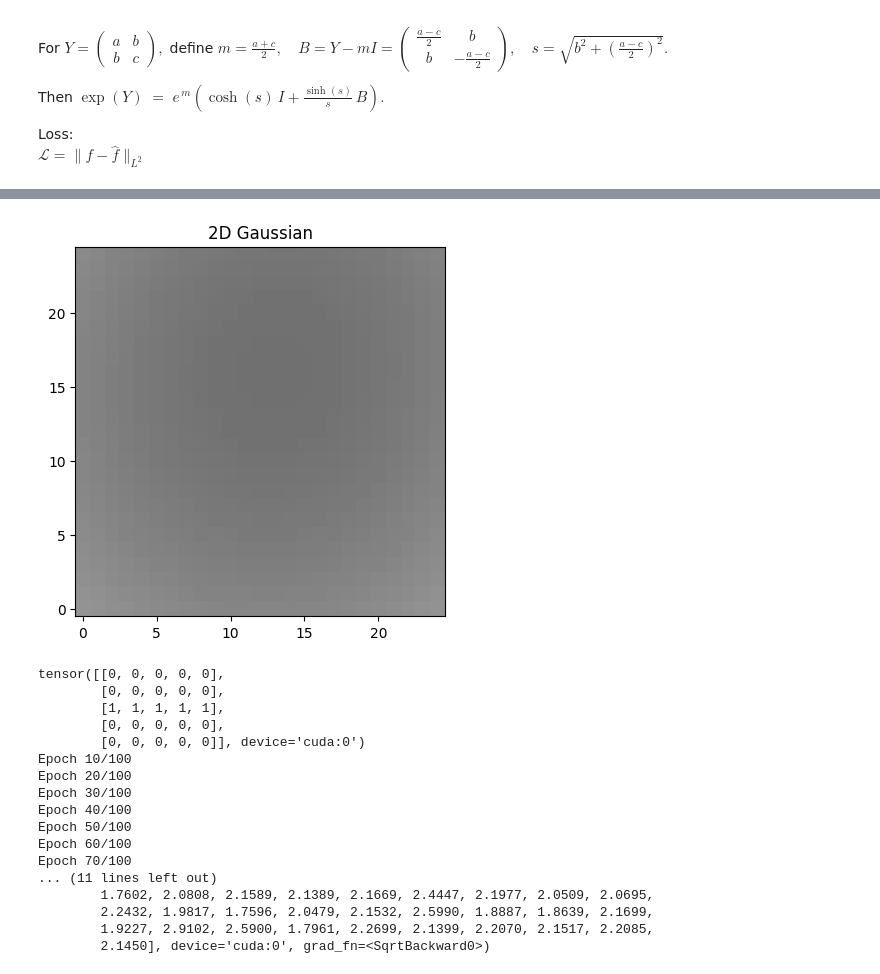
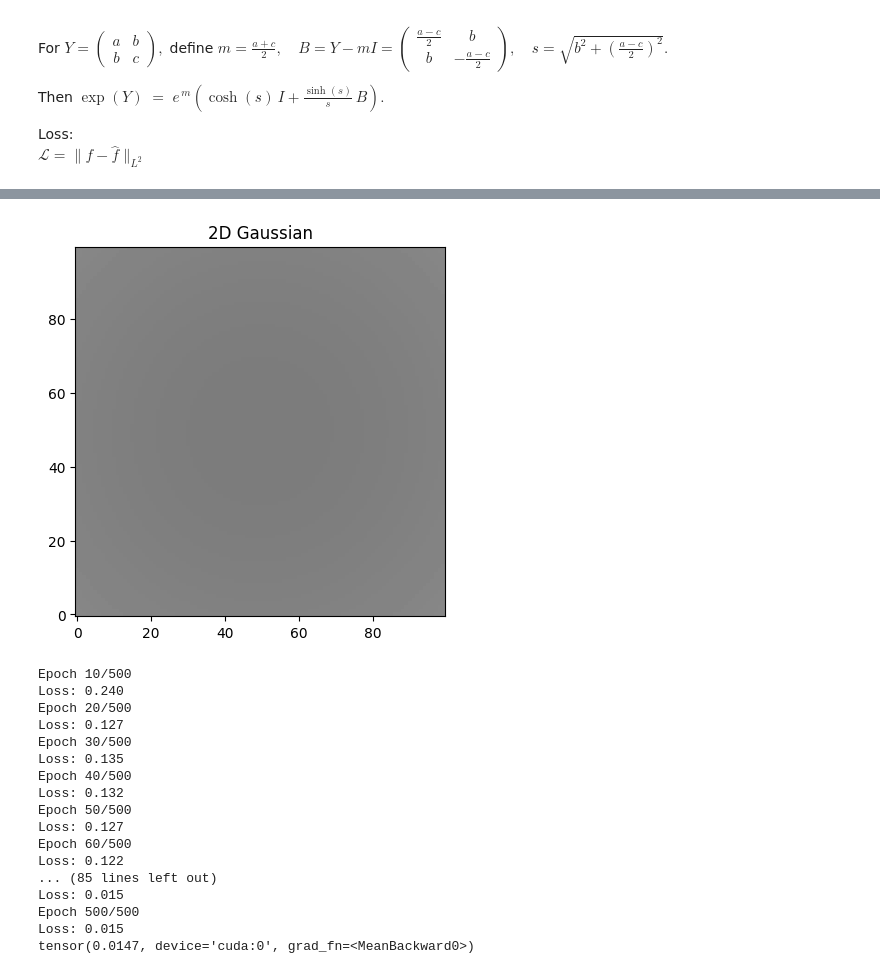
Before and after one commit to SuperVK/sparse-image-repr-bep, a Jupyter notebook: project.ipynb, the cells around one changed output, grey strips where cells are left out. Cells and saved outputs as stored; diff of their text form; code cells hidden in the pictures.

```diff
--- a/project.ipynb
+++ b/project.ipynb
@@ -72,7 +72,7 @@ def group_action_func(x: torch.Tensor, A: torch.Tensor, y: torch.Tensor, f: call
 # Map exp of the theta of a 2x2 anti symmetric matrix to explicit
 def exp_SO(theta: torch.Tensor) -> torch.Tensor:
     return torch.stack([torch.stack([torch.cos(theta), -torch.sin(theta)]),
-                         torch.stack([torch.sin(theta), torch.cos(theta)])]).permute(2, 3, 0, 1)
+                         torch.stack([torch.sin(theta), torch.cos(theta)])]).permute(2, 0, 1)
 
 # Map exp of 2x2 symmetric matrix to explicit
 def exp_SNM(a: torch.Tensor, b: torch.Tensor, c: torch.Tensor) -> torch.Tensor:
@@ -196,33 +173,22 @@ def train(learning_rate: float, epochs: int, batches: int, guassians: int, targe
 
     return loss, w
 # %%
+import matplotlib.pyplot as plt
 # plot 2D image of gaussian function
 def plot_image(w: torch.Tensor, resolution=25):
-    w = w.to(torch.device("cpu"))
-    # Create a grid of points
-    xv, yv = np.meshgrid(np.linspace(-2, 2, resolution), np.linspace(-2, 2, resolution))
-    points = torch.tensor(np.stack([xv, yv], axis=-1), dtype=torch.float)  # shape (100, 100, 2)
-
-    # Evaluate gaussian at each point
-    gauss_img = np.zeros((resolution, resolution))
-    for i in range(0, resolution):
-        for j in range(0, resolution):
-            gauss_img[i, j] = f_hat(w.unsqueeze(1).permute(0,2,1), torch.stack([points[i, j]]))
-
+    w = w.detach().cpu()
     plt.title("2D Gaussian")
-    plt.imshow(1-gauss_img, origin='lower', cmap='gray', vmin=0, vmax=1)
+    plt.imshow(1-f_hat(w, resolution, resolution), origin='lower', cmap='gray', vmin=0, vmax=1)
     plt.show()
 # %%
-learning_rate = 1
+learning_rate = 0.001
 epochs = 100
-batches = 50
 
 # create a 4x4 tensor with all the same value a=0.3
 a = 0.5
-output_z = torch.full((5, 5), a, device=device)
+output_z = torch.full((100, 100), a, device=device)
 
-loss, w = train(learning_rate, epochs, batches, 1, output_z)
-
-min_index = torch.argmin(loss)
+loss, w = train(learning_rate, epochs, 1, output_z)
+print(w, loss)
 # %% [output]
 Epoch 10/100
@@ -273,37 +211,33 @@ tensor([[2.6172e-01, 3.8565e-01, 4.4638e-01,  ..., 1.9417e-01, 1.6923e-01,
 # %%
-plot_image(w[:, :,min_index], 25)
+plot_image(w, 100)
 # %% [output]
-[figure, old version]
+[figure, new version]
 # %%
 learning_rate = 0.1
-epochs = 100
-batches = 100
-guassians = 3
+iterations = 500
+guassians = 100
 
 # create a 5x5 with a black stripe in the middle
-output_z = torch.stack([torch.tensor([0]*5), torch.tensor([0]*5), torch.tensor([1]*5), torch.tensor([0]*5), torch.tensor([0]*5)]).to(device)
+output_z = torch.cat([torch.full((40, 100), 0), torch.full((20, 100), 1), torch.full((40, 100), 0)]).to(device)
 
-print(output_z)
-
-loss, w = train(learning_rate, epochs, batches, guassians, output_z)
+loss, w = train(learning_rate, iterations, guassians, output_z)
 
 print(loss)
-min_index = torch.argmin(loss)
 # %% [output]
-tensor([[0, 0, 0, 0, 0],
-        [0, 0, 0, 0, 0],
-        [1, 1, 1, 1, 1],
-        [0, 0, 0, 0, 0],
-        [0, 0, 0, 0, 0]], device='cuda:0')
-Epoch 10/100
-Epoch 20/100
-Epoch 30/100
-Epoch 40/100
-Epoch 50/100
-Epoch 60/100
-Epoch 70/100
-... (11 lines left out)
-        1.7602, 2.0808, 2.1589, 2.1389, 2.1669, 2.4447, 2.1977, 2.0509, 2.0695,
-        2.2432, 1.9817, 1.7596, 2.0479, 2.1532, 2.5990, 1.8887, 1.8639, 2.1699,
-        1.9227, 2.9102, 2.5900, 1.7961, 2.2699, 2.1399, 2.2070, 2.1517, 2.2085,
-        2.1450], device='cuda:0', grad_fn=<SqrtBackward0>)
+Epoch 10/500
+Loss: 0.240
+Epoch 20/500
+Loss: 0.127
+Epoch 30/500
+Loss: 0.135
+Epoch 40/500
+Loss: 0.132
+Epoch 50/500
+Loss: 0.127
+Epoch 60/500
+Loss: 0.122
+... (85 lines left out)
+Loss: 0.015
+Epoch 500/500
+Loss: 0.015
+tensor(0.0147, device='cuda:0', grad_fn=<MeanBackward0>)
```
Also changed, not shown: parts of 12 cells of this notebook.
